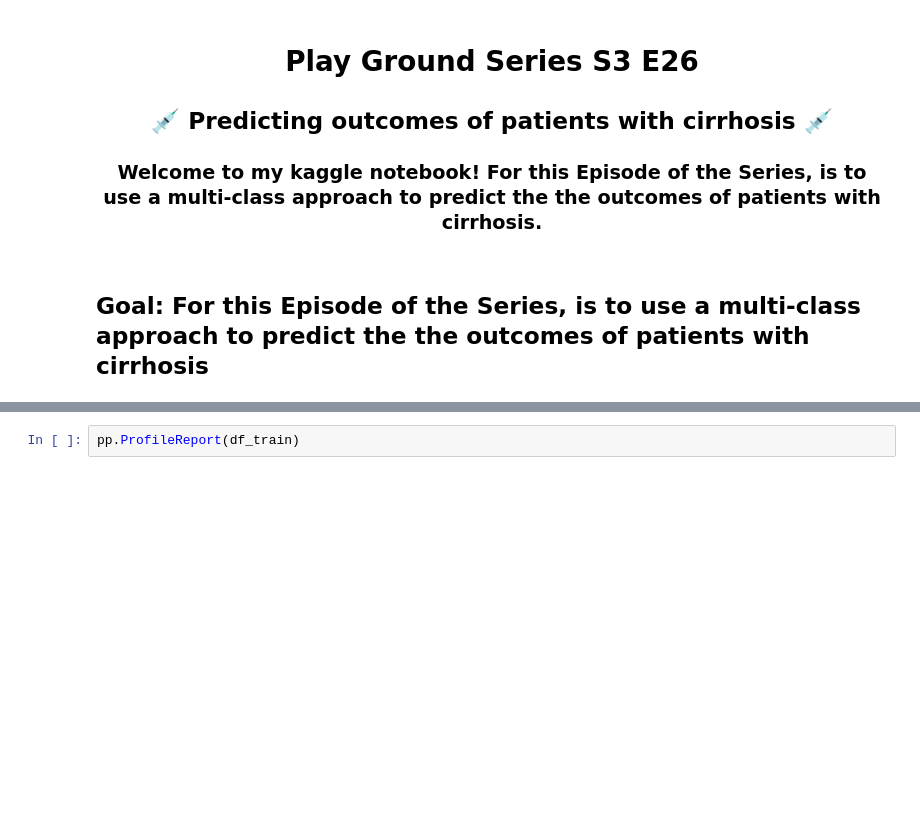
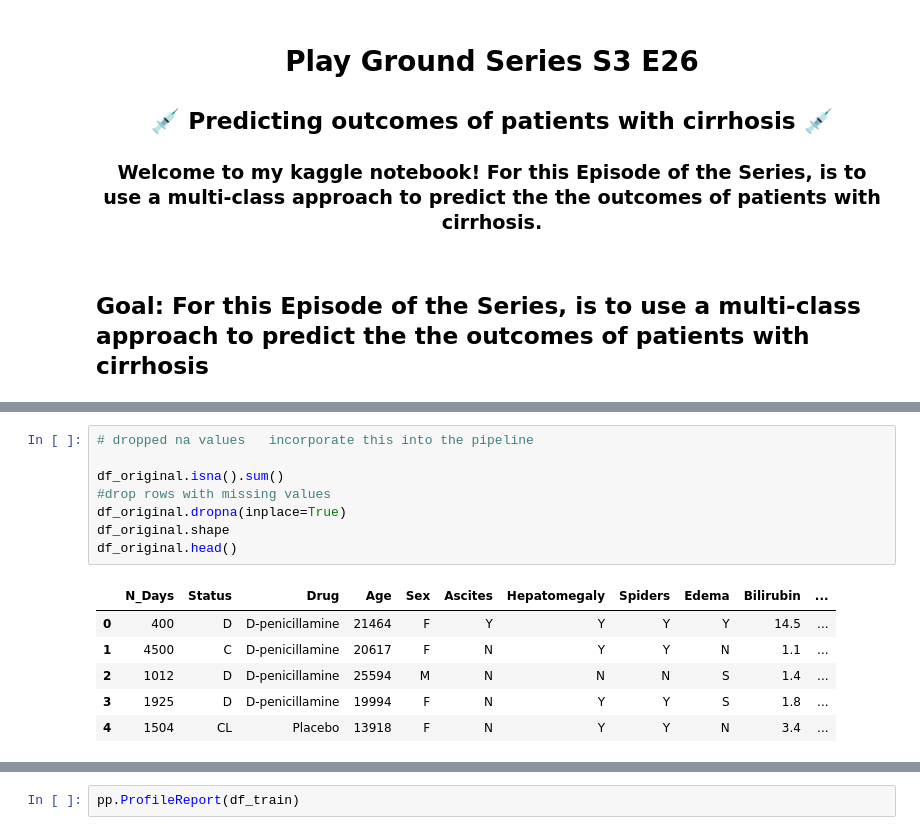
Before and after one commit to byvfx/kaggle, a Jupyter notebook: playground-series-s3e26/notebooks/ps-s3-e26-xgboost-hyperopt.ipynb, the cells around one changed output, grey strips where cells are left out. Cells and saved outputs as stored; diff of their text form; blank space fills up the shorter version.

```diff
--- a/playground-series-s3e26/notebooks/ps-s3-e26-xgboost-hyperopt.ipynb
+++ b/playground-series-s3e26/notebooks/ps-s3-e26-xgboost-hyperopt.ipynb
@@ -38 +42,16 @@ df_train.shape, df_test.shape, df_full.shape
+# %%
+# dropped na values   incorporate this into the pipeline
+
+df_original.isna().sum()
+#drop rows with missing values
+df_original.dropna(inplace=True)
+df_original.shape
+df_original.head()
+# %% [output]
+|  | N_Days | Status | Drug | Age | Sex | Ascites | Hepatomegaly | Spiders | Edema | Bilirubin | ... |
+| 0 | 400 | D | D-penicillamine | 21464 | F | Y | Y | Y | Y | 14.5 | ... |
+| 1 | 4500 | C | D-penicillamine | 20617 | F | N | Y | Y | N | 1.1 | ... |
+| 2 | 1012 | D | D-penicillamine | 25594 | M | N | N | N | S | 1.4 | ... |
+| 3 | 1925 | D | D-penicillamine | 19994 | F | N | Y | Y | S | 1.8 | ... |
+| 4 | 1504 | CL | Placebo | 13918 | F | N | Y | Y | N | 3.4 | ... |
 # %%
```
Also changed, not shown: parts of 7 cells of this notebook.
